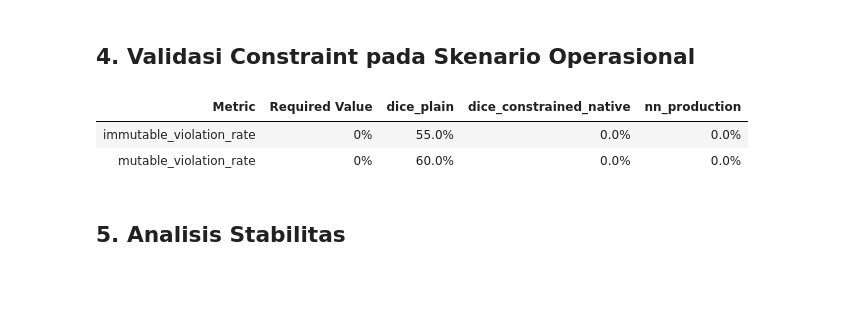
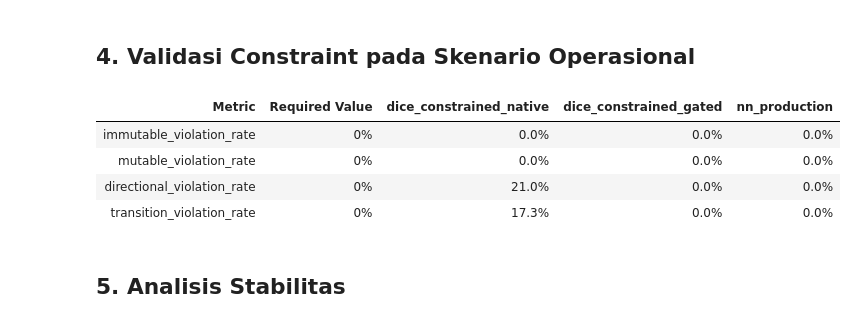
Before and after one commit to Diabetify-2-0/diabetify-cf, a Jupyter notebook: experiments/notebooks/core_benchmark.ipynb, the cells around one changed output. Saved outputs shown, nothing was run; the diff lists cells and outputs as text; code cells hidden in the pictures; blank space fills up the shorter version.

```diff
--- a/experiments/notebooks/core_benchmark.ipynb
+++ b/experiments/notebooks/core_benchmark.ipynb
@@ -31,9 +31,9 @@ plt.style.use("default")
 pd.set_option("display.max_columns", 100)
 pd.set_option("display.max_rows", 200)
 
-ENGINE_ORDER = ["dice_plain", "dice_constrained_native", "nn_production"]
+ENGINE_ORDER = ["dice_constrained_native", "nn_production"]
 SCENARIO_ORDER = ["default_mutable", "bmi_activity_smoking_hypertension", "bmi_activity_cholesterol", "bmi_activity", "bmi"]
-ENGINE_COLORS = {"dice_plain": "#1f77b4", "dice_constrained_native": "#ff7f0e", "nn_production": "#2ca02c"}
+ENGINE_COLORS = {"dice_constrained_native": "#ff7f0e", "nn_production": "#2ca02c"}
 
 SCENARIO_GROUPS = {
     "operational": ["default_mutable", "bmi_activity_smoking_hypertension", "bmi_activity_cholesterol", "bmi_activity", "bmi"],
@@ -51,6 +51,8 @@ SCENARIO_NUMERIC_COLS = [
     "mean_runtime_ms",
     "immutable_violation_rate",
     "mutable_violation_rate",
+    "directional_violation_rate",
+    "transition_violation_rate",
 ]
 
 STABILITY_NUMERIC_COLS = [
@@ -166,3 +168,8 @@ def plot_engine_metric(
             ax.legend()
     plt.tight_layout()
     plt.show()
+# %%
+if "dice_constrained_gated" not in ENGINE_ORDER:
+    insert_at = ENGINE_ORDER.index("nn_production") if "nn_production" in ENGINE_ORDER else len(ENGINE_ORDER)
+    ENGINE_ORDER.insert(insert_at, "dice_constrained_gated")
+ENGINE_COLORS.setdefault("dice_constrained_gated", "#9467bd")
@@ -451,38 +461,46 @@ if not scenario_view.empty:
 if not scenario_df.empty:
     constraint_summary = (
         scenario_view.loc[
             scenario_view["scenario_group"] == "operational",
             [
                 "engine",
                 "immutable_violation_rate",
                 "mutable_violation_rate",
+                "directional_violation_rate",
+                "transition_violation_rate",
             ],
         ]
         .groupby("engine", as_index=False)
         .agg(
             immutable_violation_rate=("immutable_violation_rate", "mean"),
             mutable_violation_rate=("mutable_violation_rate", "mean"),
+            directional_violation_rate=("directional_violation_rate", "mean"),
+            transition_violation_rate=("transition_violation_rate", "mean"),
         )
     )
 
     validity_by_engine = constraint_summary.set_index("engine").reindex(ENGINE_ORDER)
     mandatory_validity_rows = []
-    for metric in ["immutable_violation_rate", "mutable_violation_rate"]:
+    for metric in ["immutable_violation_rate", "mutable_violation_rate", "directional_violation_rate", "transition_violation_rate"]:
         row = {"Metric": metric, "Required Value": "0%"}
-        row.update({engine: f"{validity_by_engine.loc[engine, metric]:.1%}" for engine in ENGINE_ORDER})
+        row.update({engine: f"{validity_by_engine.loc[engine, metric]:.1%}" if pd.notna(validity_by_engine.loc[engine, metric]) else "-" for engine in ENGINE_ORDER})
         mandatory_validity_rows.append(row)
 
     mandatory_validity_table = pd.DataFrame(mandatory_validity_rows)
     display(mandatory_validity_table.style.hide(axis="index"))
 
     all_zero = bool((constraint_summary[[
         "immutable_violation_rate",
         "mutable_violation_rate",
+        "directional_violation_rate",
+        "transition_violation_rate",
     ]] == 0).all().all())
 # %% [output]
-| Metric | Required Value | dice_plain | dice_constrained_native | nn_production |
-| immutable_violation_rate | 0% | 55.0% | 0.0% | 0.0% |
-| mutable_violation_rate | 0% | 60.0% | 0.0% | 0.0% |
+| Metric | Required Value | dice_constrained_native | dice_constrained_gated | nn_production |
+| immutable_violation_rate | 0% | 0.0% | 0.0% | 0.0% |
+| mutable_violation_rate | 0% | 0.0% | 0.0% | 0.0% |
+| directional_violation_rate | 0% | 21.0% | 0.0% | 0.0% |
+| transition_violation_rate | 0% | 17.3% | 0.0% | 0.0% |
 # %% [markdown]
 ## 5. Analisis Stabilitas
 # %%
```
Also changed, not shown: parts of 6 cells of this notebook, 10 other files.
